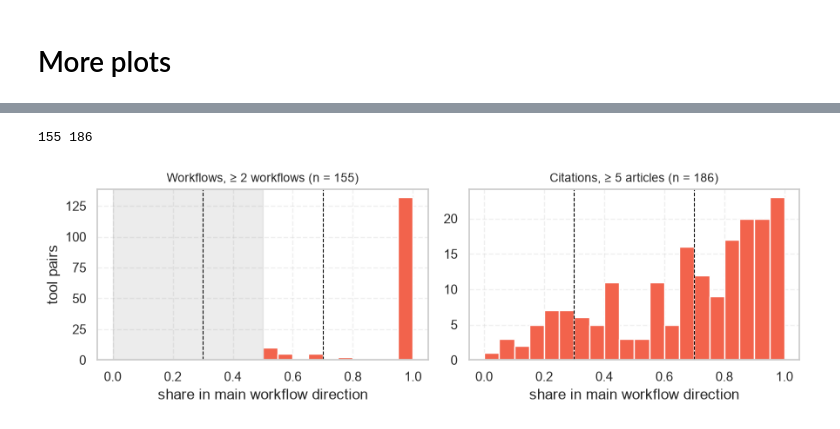
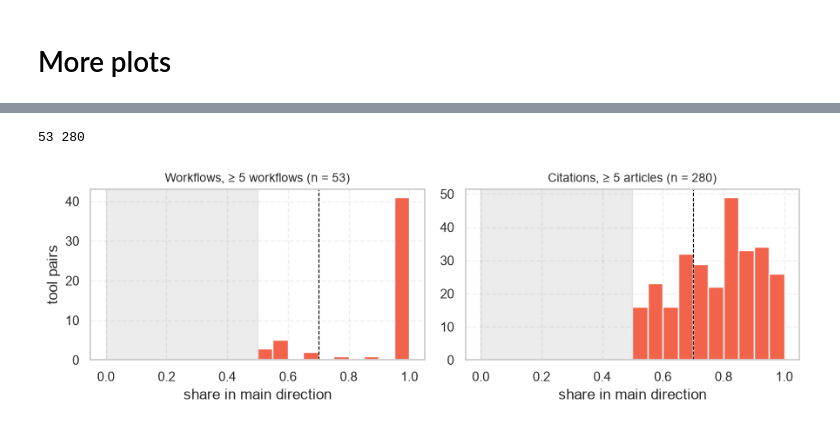
Before and after one commit to YojanaGadiya/BH2026-InSoLiTo, a Jupyter notebook: directed-graph/workflowhub/compare_citation_edges_plots.ipynb, the cells around one changed output, grey strips where cells are left out. Cells and saved outputs as stored; diff of their text form; code cells hidden in the pictures.

Commit message:
Make both graphs 0.5 + direction

```diff
--- a/directed-graph/workflowhub/compare_citation_edges_plots.ipynb
+++ b/directed-graph/workflowhub/compare_citation_edges_plots.ipynb
@@ -123,31 +123,30 @@ agreement when both have a clear direction: 0.77 (n = 181)
 # %%
 MIN_CIT = 5   # articles
-MIN_WF = 2    # workflows
-BINS = np.linspace(0, 1, 21)  # same 0.05 bins on both panels
+MIN_WF = 5    # workflows
+BINS = np.linspace(0, 1, 21)  # 0.05 bins
 
 s_wf = direction_df.loc[direction_df["wf_total"] >= MIN_WF, "wf_dir"]
 s_cit = direction_df.loc[direction_df["cit_total"] >= MIN_CIT, "cit_dir"]
+s_cit = np.maximum(s_cit, 1 - s_cit)  # update so its also on one side of 0.5: 0.2 -> 0.8
+
 print(len(s_wf), len(s_cit))
 
 fig, axes = plt.subplots(1, 2, figsize=(9, 3), sharex=True)
 axes[0].hist(s_wf, bins=BINS, color=COLOUR)
-axes[0].axvspan(0, 0.5, color="grey", alpha=0.15)  # not possible: main direction by definition
 axes[0].set_title(f"Workflows, ≥ {MIN_WF} workflows (n = {len(s_wf)})", fontsize=10)
-axes[0].set_xlabel("share in main workflow direction")
-
 axes[1].hist(s_cit, bins=BINS, color=COLOUR)
 axes[1].set_title(f"Citations, ≥ {MIN_CIT} articles (n = {len(s_cit)})", fontsize=10)
-axes[1].set_xlabel("share in main workflow direction")
 
 for ax in axes:
-    for x in (1-THRESHOLD, THRESHOLD):
-        ax.axvline(x, color="black", ls="--", lw=0.8)
+    ax.axvspan(0, 0.5, color="grey", alpha=0.15)  # not possible: main direction by definition
+    ax.axvline(THRESHOLD, color="black", ls="--", lw=0.8)
+    ax.set_xlabel("share in main direction")
 axes[0].set_ylabel("tool pairs")
 plt.tight_layout()
 plt.show()
 # %% [output]
-155 186
+53 280
-[figure, old version]
+[figure, new version]
 # %%
 counts_wf = direction_df["wf_total"].value_counts().sort_index()
 
```
Also changed, not shown: parts of 3 cells of this notebook.
